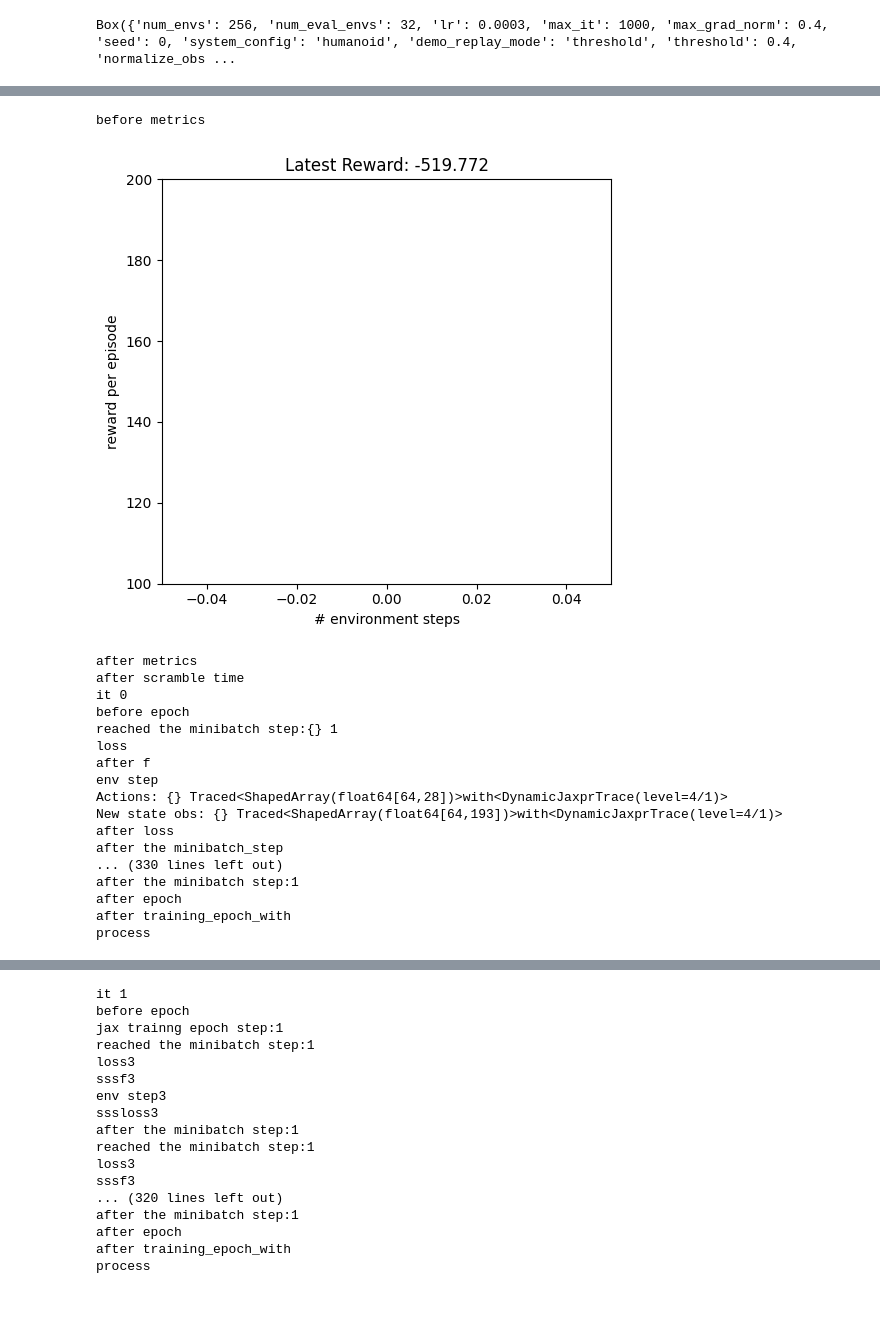
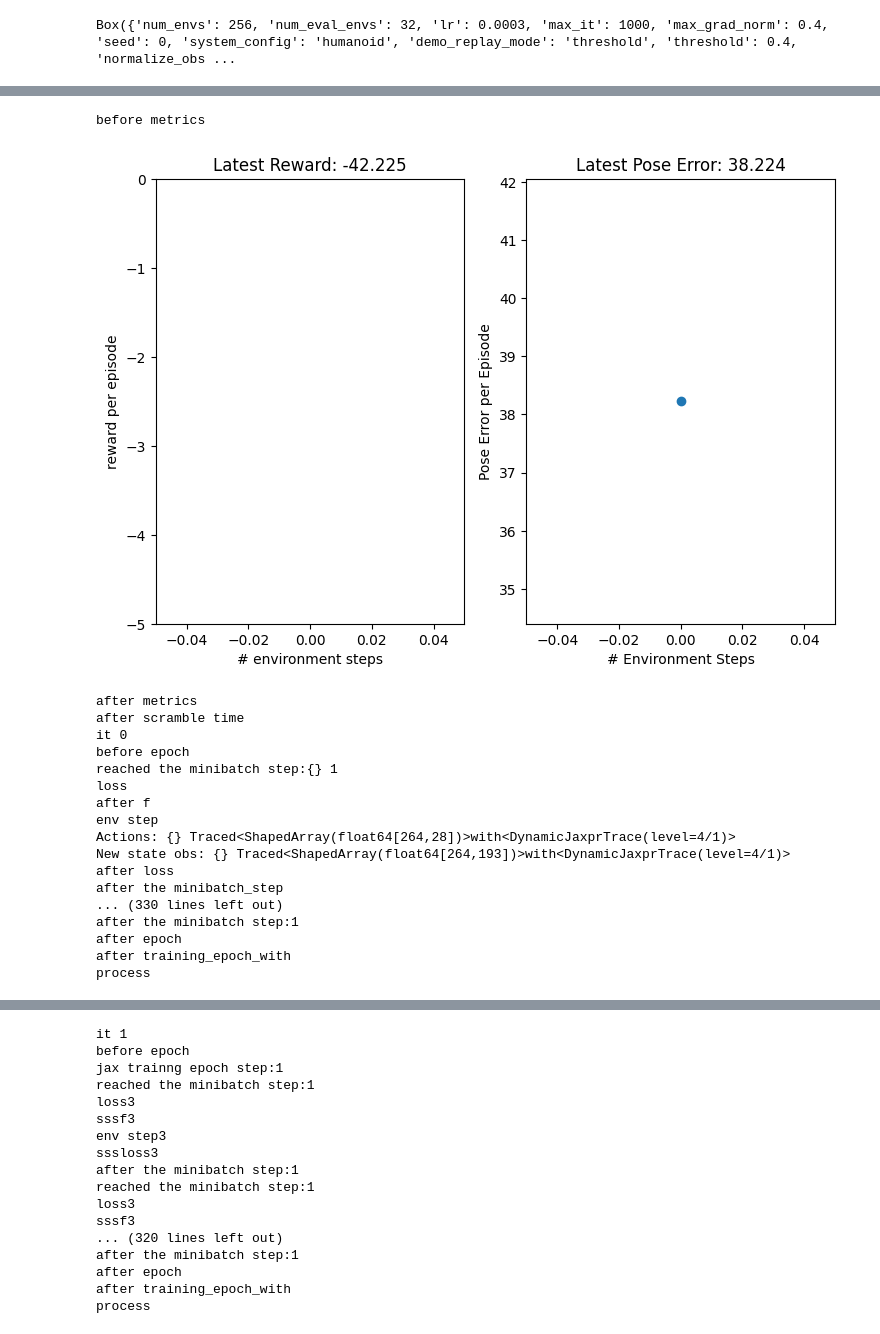
Before and after one commit to Galleta12/Physics-Based-RL, a Jupyter notebook: apg_test1.ipynb, the cells around one changed output, grey strips where cells are left out. Cells and saved outputs as stored; diff of their text form; code cells hidden in the pictures; blank space fills up the shorter version.

```diff
--- a/apg_test1.ipynb
+++ b/apg_test1.ipynb
@@ -166,51 +175,74 @@ train_fn = functools.partial(apg.train,
                              episode_length=130-1,
                              policy_updates=epochs,
                              horizon_length=32,
-                             num_envs=64,
-                             learning_rate=1.5e-4,
+                             num_envs=264,
+                             learning_rate=0.0003,
                              schedule_decay=0.995,
-                             num_eval_envs=64,
+                             num_eval_envs=32,
                              num_evals=10,
                              use_float64=True,
                              normalize_observations=True,
+                             max_gradient_norm =  0.4,
+                            seed=0,
                              network_factory=make_networks_factory)
+# train_fn = functools.partial(apg.train,
+#                              episode_length=130-1,
+#                              policy_updates=epochs,
+#                              horizon_length=32,
+#                              num_envs=64,
+#                              learning_rate=1.5e-4,
+#                              schedule_decay=0.995,
+#                              num_eval_envs=64,
+#                              num_evals=10 + 1,
+#                              use_float64=True,
+#                              normalize_observations=True,
+#                              network_factory=make_networks_factory)
 # %%
 x_data = []
 y_data = []
 ydataerr = []
+y_pose_error = []  # to store pose error
 times = [datetime.now()]
-
-def progress(it, metrics):
+max_y_rewards, min_y_rewards = 0, -5
+def progress(num_steps, metrics):
   times.append(datetime.now())
-  x_data.append(it)
+  x_data.append(num_steps)
   y_data.append(metrics['eval/episode_reward'])
   ydataerr.append(metrics['eval/episode_reward_std'])
-  #y_pose_error.append(metrics['eval/episode_pose_error'])  # capture pose error
+  y_pose_error.append(metrics['eval/episode_pose_error'])  #  # capture pose error
 
-  plt.figure(figsize=(10, 5))
-  plt.subplot(1, 2, 1)
-  plt.xlim([0, it* 1.25])
-  plt.ylim([100, 200])
+  plt.figure(figsize=(15, 10))
 
+  # Plot reward per episode
+  plt.subplot(2, 4, 1)
+  plt.xlim([0, num_steps * 1.25])
+  plt.ylim([min_y_rewards, max_y_rewards])
   plt.xlabel('# environment steps')
   plt.ylabel('reward per episode')
   plt.title(f'Latest Reward: {y_data[-1]:.3f}')
   plt.plot(x_data, y_data, '-o')
+  # Plot pose error per episode
+  plt.subplot(2, 4, 2)
+  plt.xlim([0, num_steps * 1.25])
+  plt.ylim([min(y_pose_error) * 0.9, max(y_pose_error) * 1.1])
+  plt.xlabel('# Environment Steps')
+  plt.ylabel('Pose Error per Episode')
+  plt.title(f'Latest Pose Error: {y_pose_error[-1]:.3f}')
+  plt.plot(x_data, y_pose_error, '-o')
 
   plt.tight_layout()
   plt.show()
-
 
 
 make_inference_fn, params, _= train_fn(environment=env_apg,
                                        progress_fn=progress,
                                        eval_env=env_eval)
 
 print(f'time to jit: {times[1] - times[0]}')
 print(f'time to train: {times[-1] - times[1]}')
 # %% [output]
 before metrics
-[figure, old version]
+[figure, new version]
 after metrics
 after scramble time
 it 0
@@ -219,8 +251,8 @@ reached the minibatch step:{} 1
 loss
 after f
 env step
-Actions: {} Traced<ShapedArray(float64[64,28])>with<DynamicJaxprTrace(level=4/1)>
-New state obs: {} Traced<ShapedArray(float64[64,193])>with<DynamicJaxprTrace(level=4/1)>
+Actions: {} Traced<ShapedArray(float64[264,28])>with<DynamicJaxprTrace(level=4/1)>
+New state obs: {} Traced<ShapedArray(float64[264,193])>with<DynamicJaxprTrace(level=4/1)>
 after loss
 after the minibatch_step
 ... (330 lines left out)
```
Also changed, not shown: parts of 5 cells of this notebook, 1 other file.
